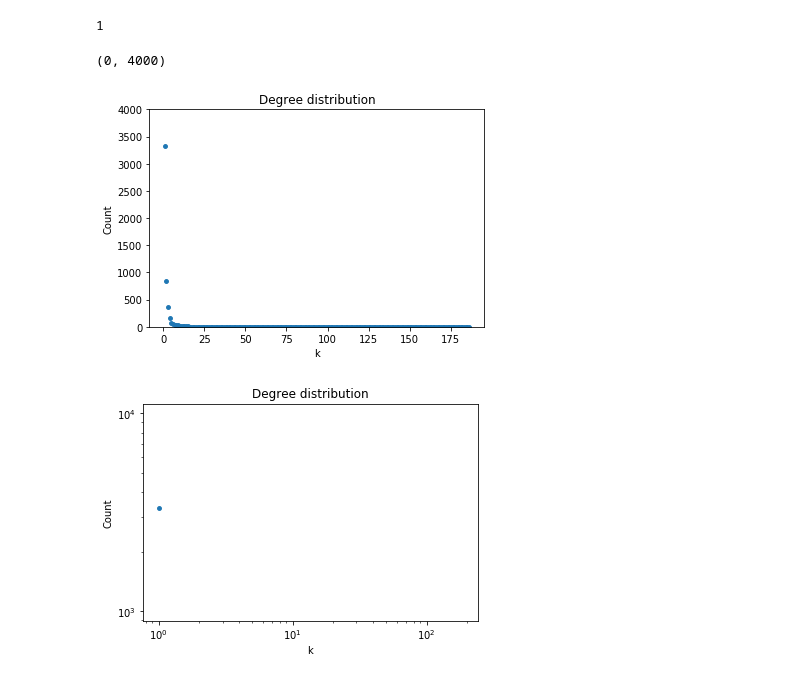
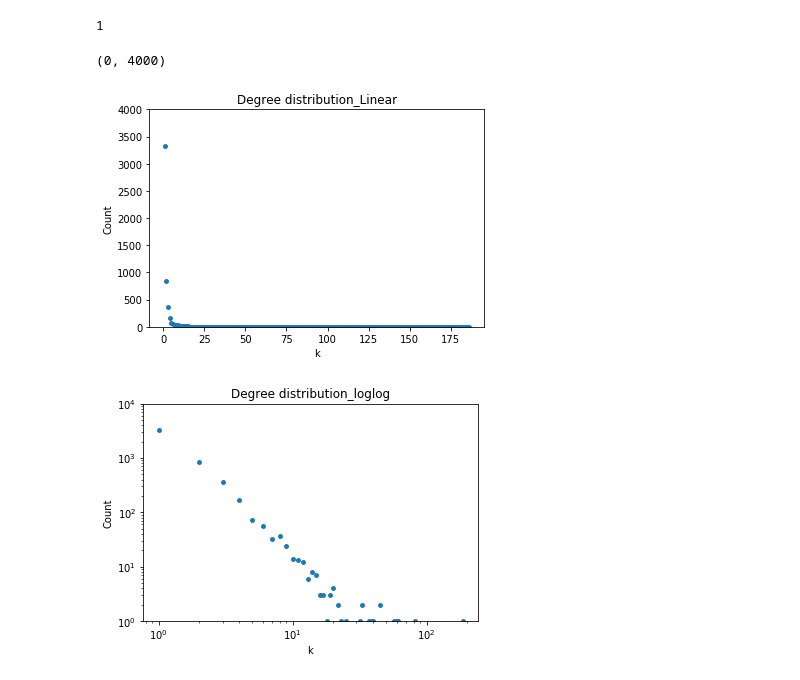
Before and after one commit to LongQin1/socialgraph2020, a Jupyter notebook: XL_assignment 1_Part4.ipynb, the cells around one changed output. Drawn from its saved outputs; the diff is of its cells as text; code cells hidden in the pictures.

```diff
--- a/XL_assignment 1_Part4.ipynb
+++ b/XL_assignment 1_Part4.ipynb
@@ -43,21 +43,21 @@ hist, bin_edges = np.histogram(degree, bins = v - 1/2)   #set the x-axis as how
 plt.scatter(v[:-1], hist, s = 15)
 plt.ylabel('Count')
 plt.xlabel('k')
-plt.title("Degree distribution")
+plt.title("Degree distribution_Linear")
 plt.ylim((0, 4000))
 # %% [output]
 (0, 4000)
-[figure, old version]
+[figure, new version]
 # %%
 degree = np.array(list(dict(G2.degree).values()))
 v = np.arange(degree.min(), degree.max()+2)
 hist, bin_edges = np.histogram(degree, bins = v - 1/2)   #set the x-axis as how many differnet counts it has#
 plt.scatter(v[:-1], hist, s = 15)
 plt.ylabel('Count')
 plt.xlabel('k')
-plt.title("Degree distribution")
-# plt.ylim((0, 4000))
+plt.title("Degree distribution_loglog")
+plt.ylim([10**0,10**4])
 plt.xscale('log')
 plt.yscale('log')
 # %% [output]
-[figure, old version]
+[figure, new version]
```
